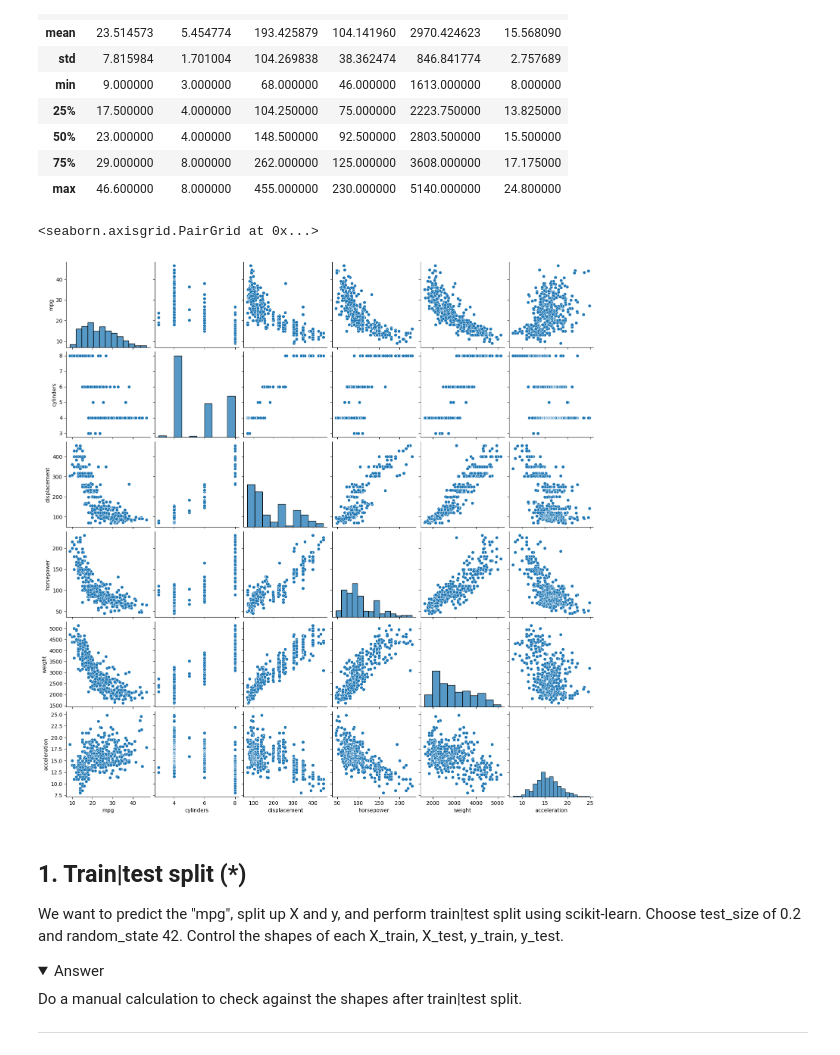
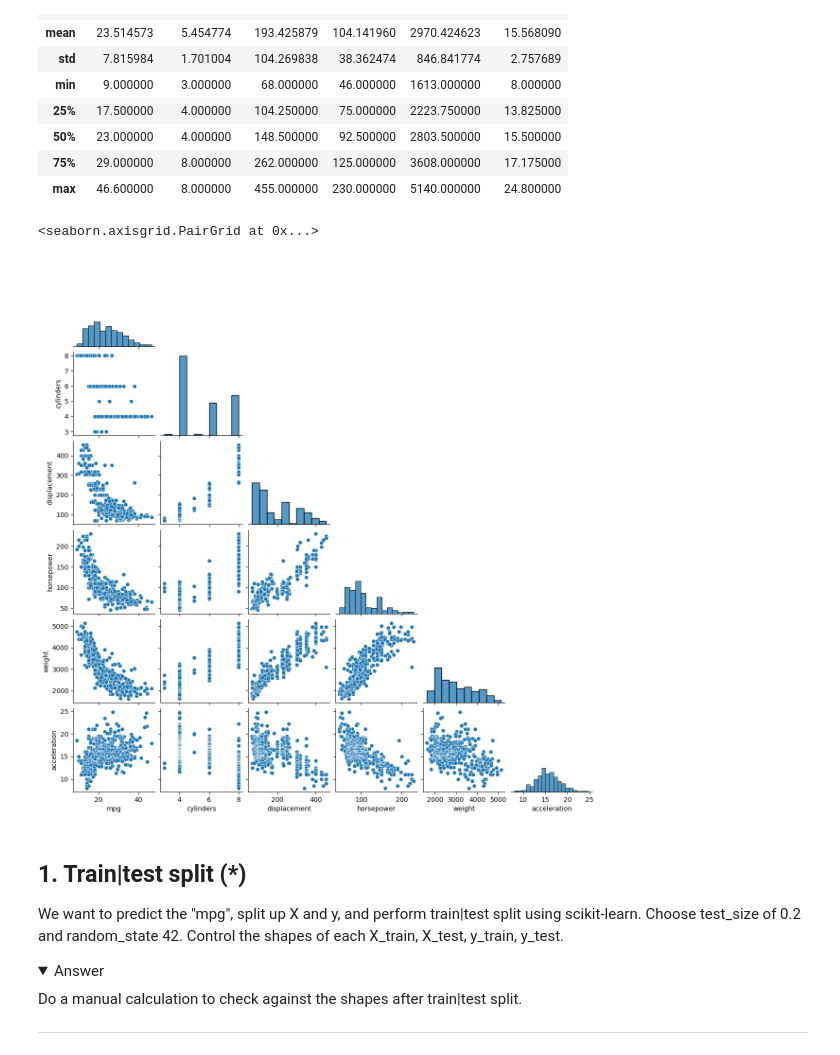
Before and after one commit to nabil0n/MachineLearning-Isak-Andersson, a Jupyter notebook: Exercises/E01_sklearn.ipynb, the cells around one changed output. Saved outputs shown, nothing was run; the diff lists cells and outputs as text; code cells hidden in the pictures; folded sections open.

```diff
--- a/Exercises/E01_sklearn.ipynb
+++ b/Exercises/E01_sklearn.ipynb
@@ -123,10 +123,10 @@ df.describe()
 | max | 46.600000 | 8.000000 | 455.000000 | 230.000000 | 5140.000000 | 24.800000 |
 # %%
 # c) och d)
-sns.pairplot(df)
+sns.pairplot(df, corner=True, height=2)
 # %% [output]
 <seaborn.axisgrid.PairGrid at 0x...>
-[figure, old version]
+[figure, new version]
 # %% [markdown]
 ## 1. Train|test split (*)
 
```
Also changed, not shown: 2 other files.
